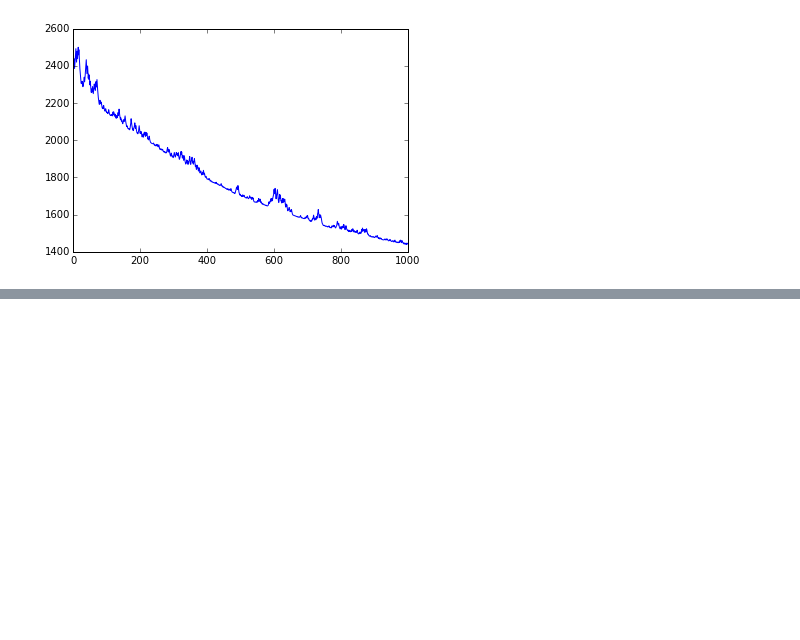
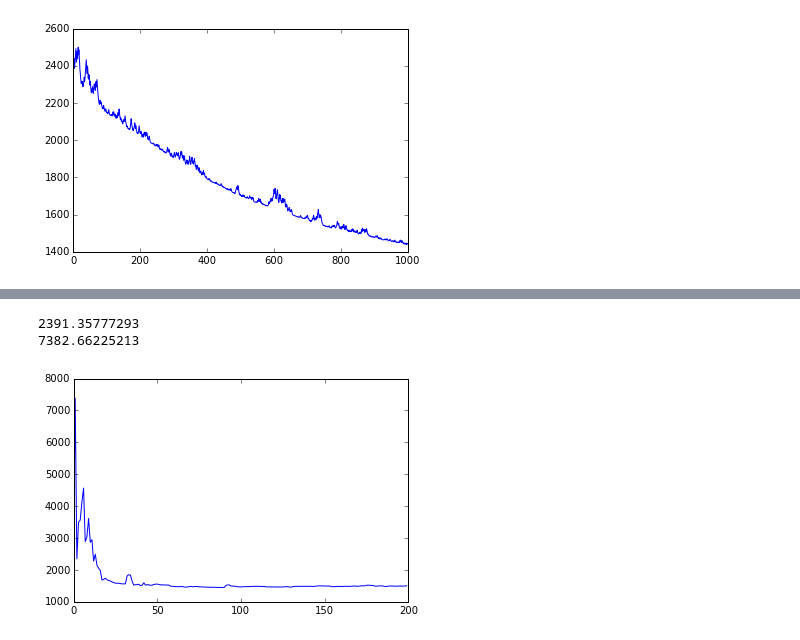
Before and after one commit to akrolsmir/cs189, a Jupyter notebook: hw4/hw4.ipynb, the cells around one changed output, grey strips where cells are left out. Cells and saved outputs as stored; diff of their text form; code cells hidden in the pictures; blank space fills up the shorter version.

```diff
--- a/hw4/hw4.ipynb
+++ b/hw4/hw4.ipynb
@@ -242,0 +270,6 @@ iterated_stochastic(X3, ytrain, 1, 0.05, 100)
+# %%
+iterated_stochastic2(X3, ytrain, 1, 2, 200)
+# %% [output]
+2391.35777293
+7382.66225213
+[figure, added]
```
Also changed, not shown: parts of 12 cells of this notebook.
